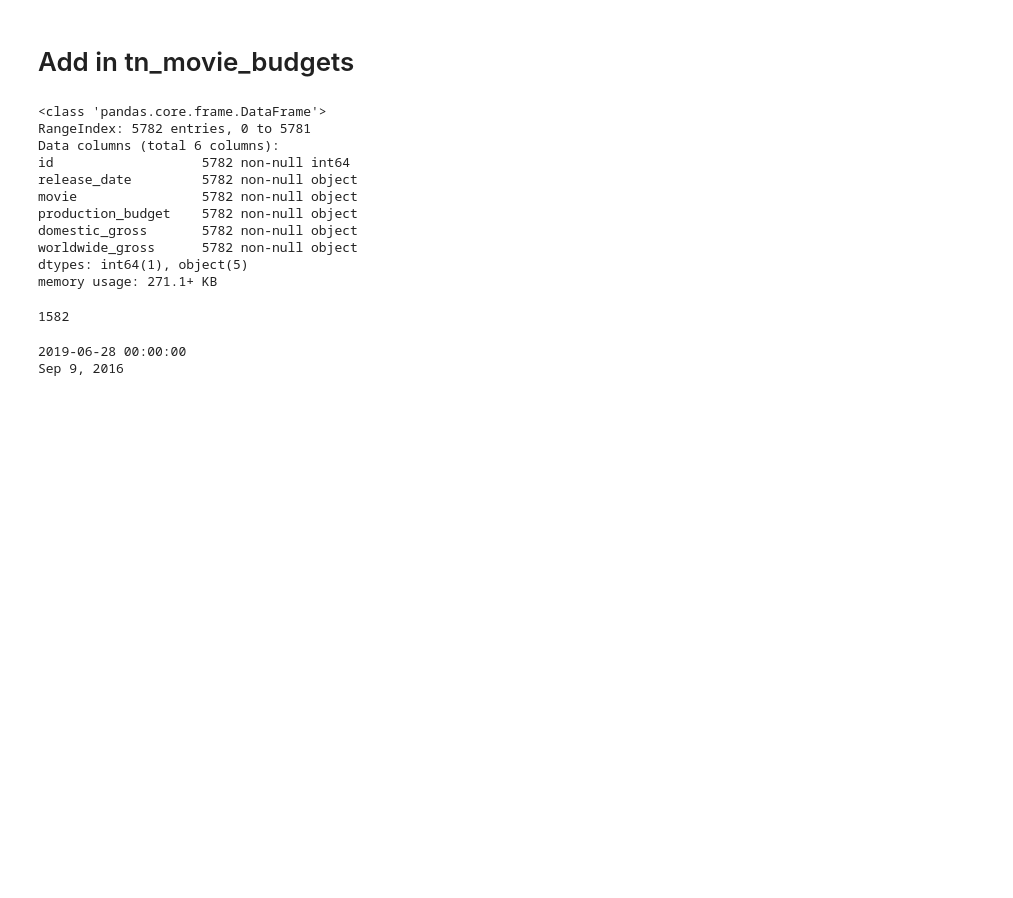
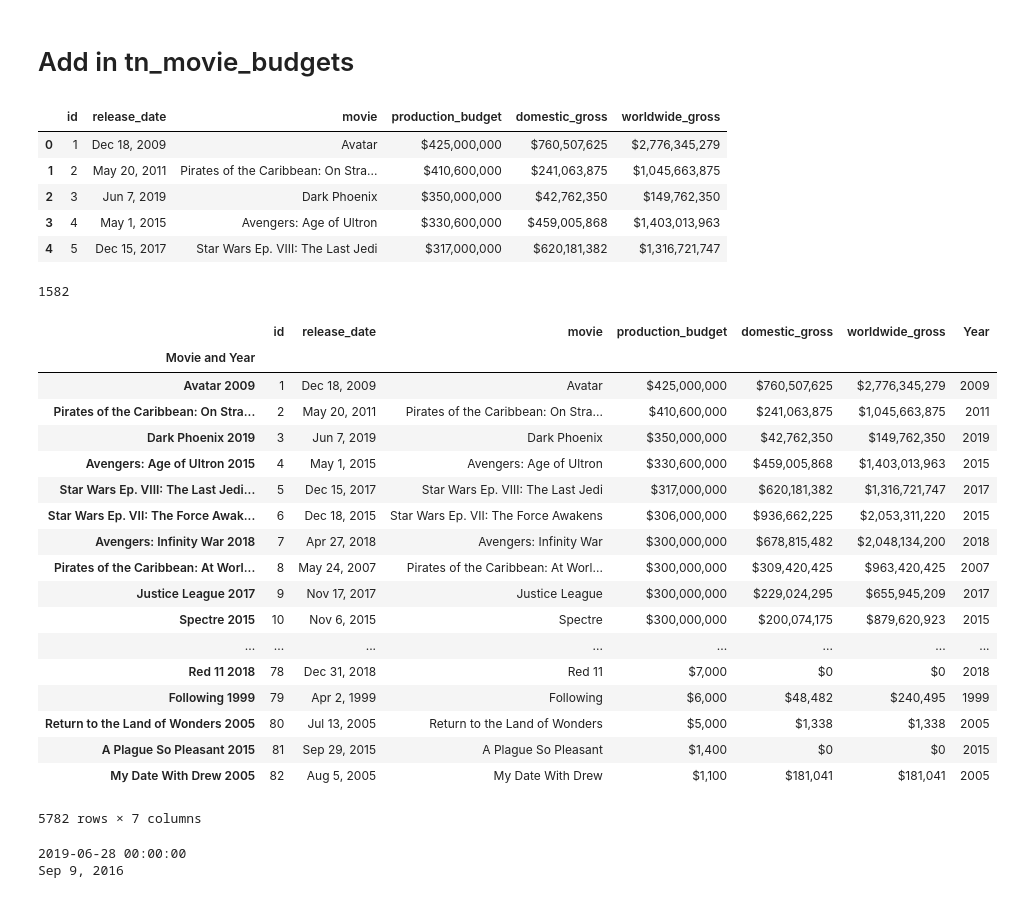
Before and after one commit to stone-ericm/flatiron_phase1_project, a Jupyter notebook: Untitled.ipynb, the cells around one changed output. Cells and saved outputs as stored; diff of their text form; code cells hidden in the pictures; blank space fills up the shorter version.

Commit message:
data cleaning almost done

```diff
--- a/Untitled.ipynb
+++ b/Untitled.ipynb
@@ -224,19 +224,14 @@ working_df_3g.drop(columns = ['genres'])
 # %%
 tn_movie_budgets = data_imports['tn.movie_budgets']
 # %%
-tn_movie_budgets.info()
+tn_movie_budgets.head()
 # %% [output]
-<class 'pandas.core.frame.DataFrame'>
-RangeIndex: 5782 entries, 0 to 5781
-Data columns (total 6 columns):
-id                   5782 non-null int64
-release_date         5782 non-null object
-movie                5782 non-null object
-production_budget    5782 non-null object
-domestic_gross       5782 non-null object
-worldwide_gross      5782 non-null object
-dtypes: int64(1), object(5)
-memory usage: 271.1+ KB
+|  | id | release_date | movie | production_budget | domestic_gross | worldwide_gross |
+| 0 | 1 | Dec 18, 2009 | Avatar | $425,000,000 | $760,507,625 | $2,776,345,279 |
+| 1 | 2 | May 20, 2011 | Pirates of the Caribbean: On Stra... | $410,600,000 | $241,063,875 | $1,045,663,875 |
+| 2 | 3 | Jun 7, 2019 | Dark Phoenix | $350,000,000 | $42,762,350 | $149,762,350 |
+| 3 | 4 | May 1, 2015 | Avengers: Age of Ultron | $330,600,000 | $459,005,868 | $1,403,013,963 |
+| 4 | 5 | Dec 15, 2017 | Star Wars Ep. VIII: The Last Jedi | $317,000,000 | $620,181,382 | $1,316,721,747 |
 # %%
 movie_titles_working = []
 movie_titles_tn = []
@@ -249,6 +244,28 @@ for title in tn_movie_budgets['movie']:
 len(set(movie_titles_working) & set(movie_titles_tn))
 # %% [output]
 1582
+# %%
+tn_movie_budgets
+# %% [output]
+|  | id | release_date | movie | production_budget | domestic_gross | worldwide_gross | Year |
+| Movie and Year |  |  |  |  |  |  |  |
+| Avatar 2009 | 1 | Dec 18, 2009 | Avatar | $425,000,000 | $760,507,625 | $2,776,345,279 | 2009 |
+| Pirates of the Caribbean: On Stra... | 2 | May 20, 2011 | Pirates of the Caribbean: On Stra... | $410,600,000 | $241,063,875 | $1,045,663,875 | 2011 |
+| Dark Phoenix 2019 | 3 | Jun 7, 2019 | Dark Phoenix | $350,000,000 | $42,762,350 | $149,762,350 | 2019 |
+| Avengers: Age of Ultron 2015 | 4 | May 1, 2015 | Avengers: Age of Ultron | $330,600,000 | $459,005,868 | $1,403,013,963 | 2015 |
+| Star Wars Ep. VIII: The Last Jedi... | 5 | Dec 15, 2017 | Star Wars Ep. VIII: The Last Jedi | $317,000,000 | $620,181,382 | $1,316,721,747 | 2017 |
+| Star Wars Ep. VII: The Force Awak... | 6 | Dec 18, 2015 | Star Wars Ep. VII: The Force Awakens | $306,000,000 | $936,662,225 | $2,053,311,220 | 2015 |
+| Avengers: Infinity War 2018 | 7 | Apr 27, 2018 | Avengers: Infinity War | $300,000,000 | $678,815,482 | $2,048,134,200 | 2018 |
+| Pirates of the Caribbean: At Worl... | 8 | May 24, 2007 | Pirates of the Caribbean: At Worl... | $300,000,000 | $309,420,425 | $963,420,425 | 2007 |
+| Justice League 2017 | 9 | Nov 17, 2017 | Justice League | $300,000,000 | $229,024,295 | $655,945,209 | 2017 |
+| Spectre 2015 | 10 | Nov 6, 2015 | Spectre | $300,000,000 | $200,074,175 | $879,620,923 | 2015 |
+| ... | ... | ... | ... | ... | ... | ... | ... |
+| Red 11 2018 | 78 | Dec 31, 2018 | Red 11 | $7,000 | $0 | $0 | 2018 |
+| Following 1999 | 79 | Apr 2, 1999 | Following | $6,000 | $48,482 | $240,495 | 1999 |
+| Return to the Land of Wonders 2005 | 80 | Jul 13, 2005 | Return to the Land of Wonders | $5,000 | $1,338 | $1,338 | 2005 |
+| A Plague So Pleasant 2015 | 81 | Sep 29, 2015 | A Plague So Pleasant | $1,400 | $0 | $0 | 2015 |
+| My Date With Drew 2005 | 82 | Aug 5, 2005 | My Date With Drew | $1,100 | $181,041 | $181,041 | 2005 |
+5782 rows × 7 columns
 # %%
 working_df_3g['release_date'] = pd.to_datetime(working_df_3g['release_date'])
 # %%
```
Also changed, not shown: parts of 26 cells of this notebook, 1 other file.
